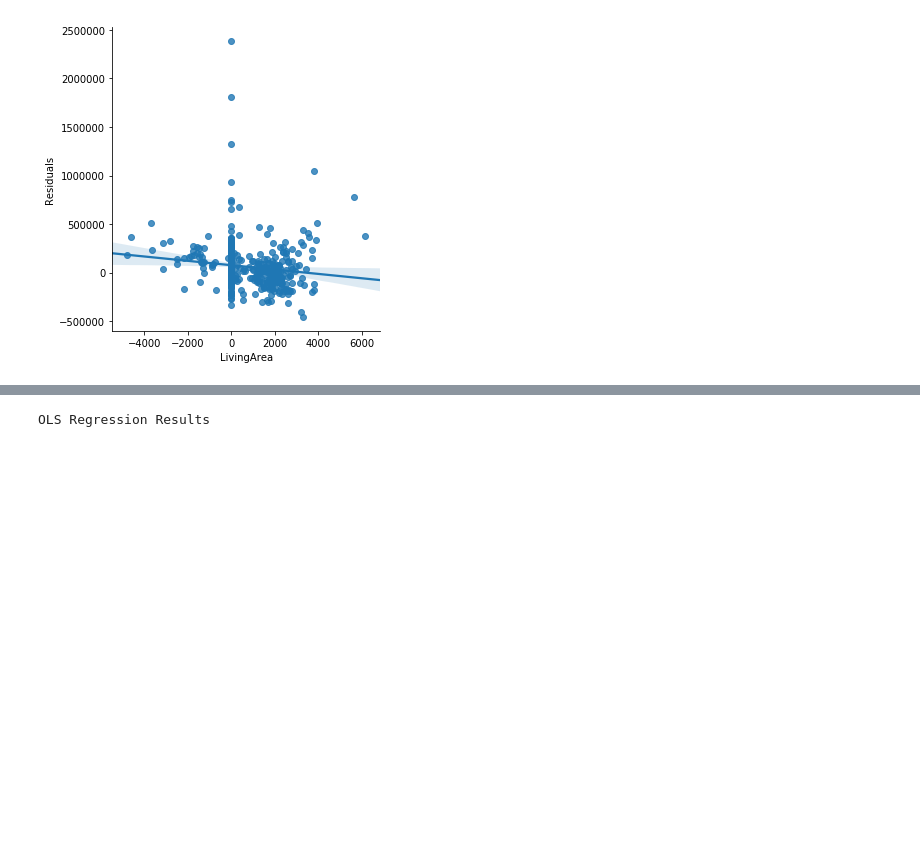
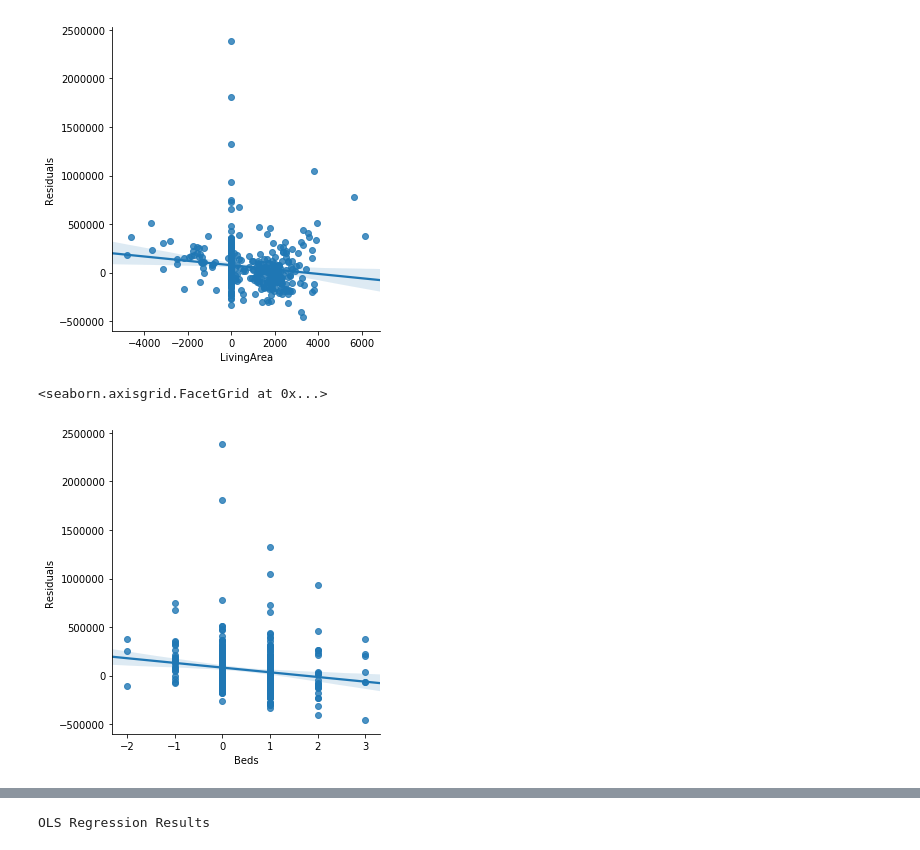
Before and after one commit to kpyale/PricePoint, a Jupyter notebook: PricePoint_Demo.ipynb, the cells around one changed output, grey strips where cells are left out. Saved outputs shown, nothing was run; the diff lists cells and outputs as text; code cells hidden in the pictures; blank space fills up the shorter version.

```diff
--- a/PricePoint_Demo.ipynb
+++ b/PricePoint_Demo.ipynb
@@ -186,3 +164,8 @@ sns.lmplot(x='LivingArea', y='Residuals', data=df)
 # %% [output]
 <seaborn.axisgrid.FacetGrid at 0x...>
 [figure]
+# %%
+sns.lmplot(x='Beds', y='Residuals', data=df)
+# %% [output]
+<seaborn.axisgrid.FacetGrid at 0x...>
+[figure, added]
```
Also changed, not shown: parts of 20 cells of this notebook.
